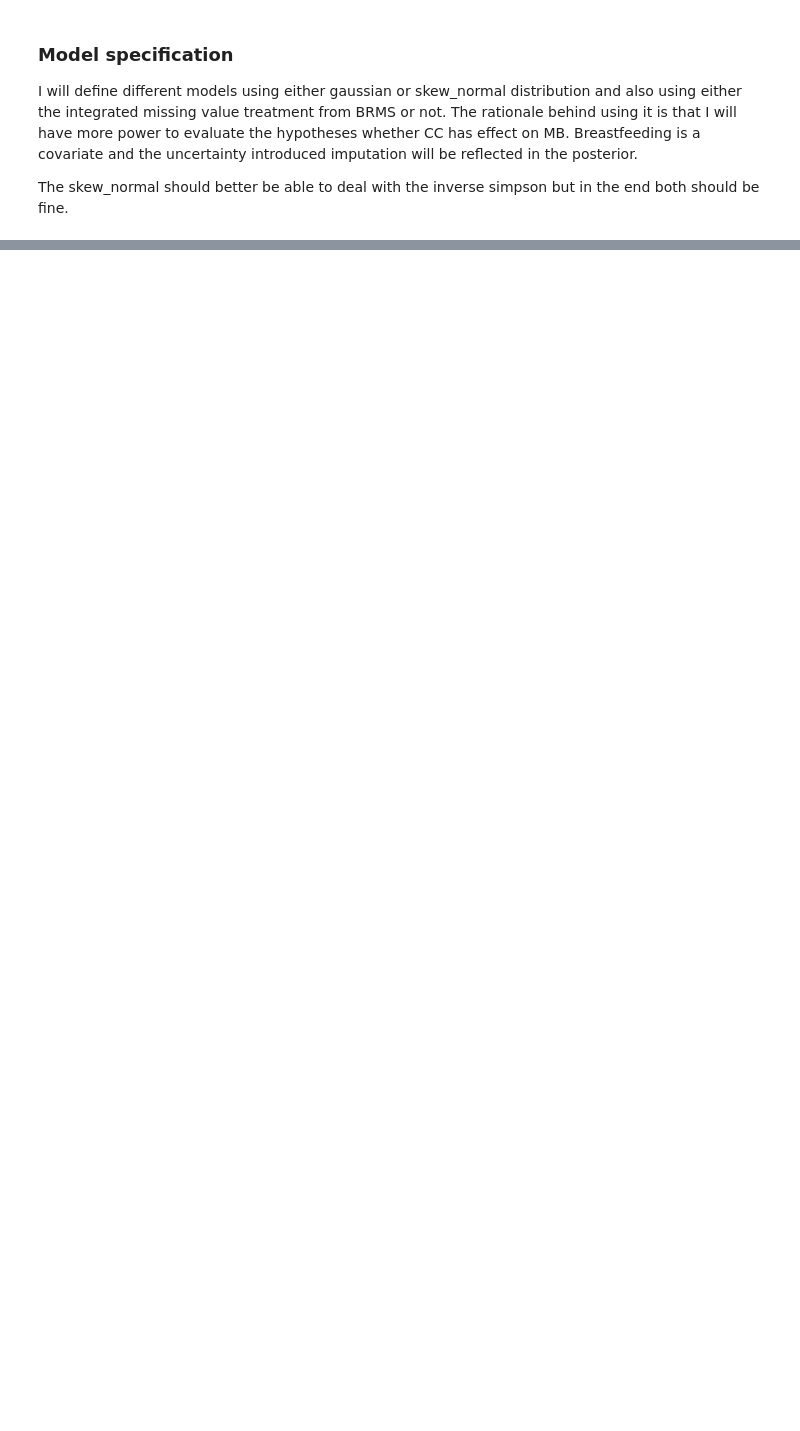
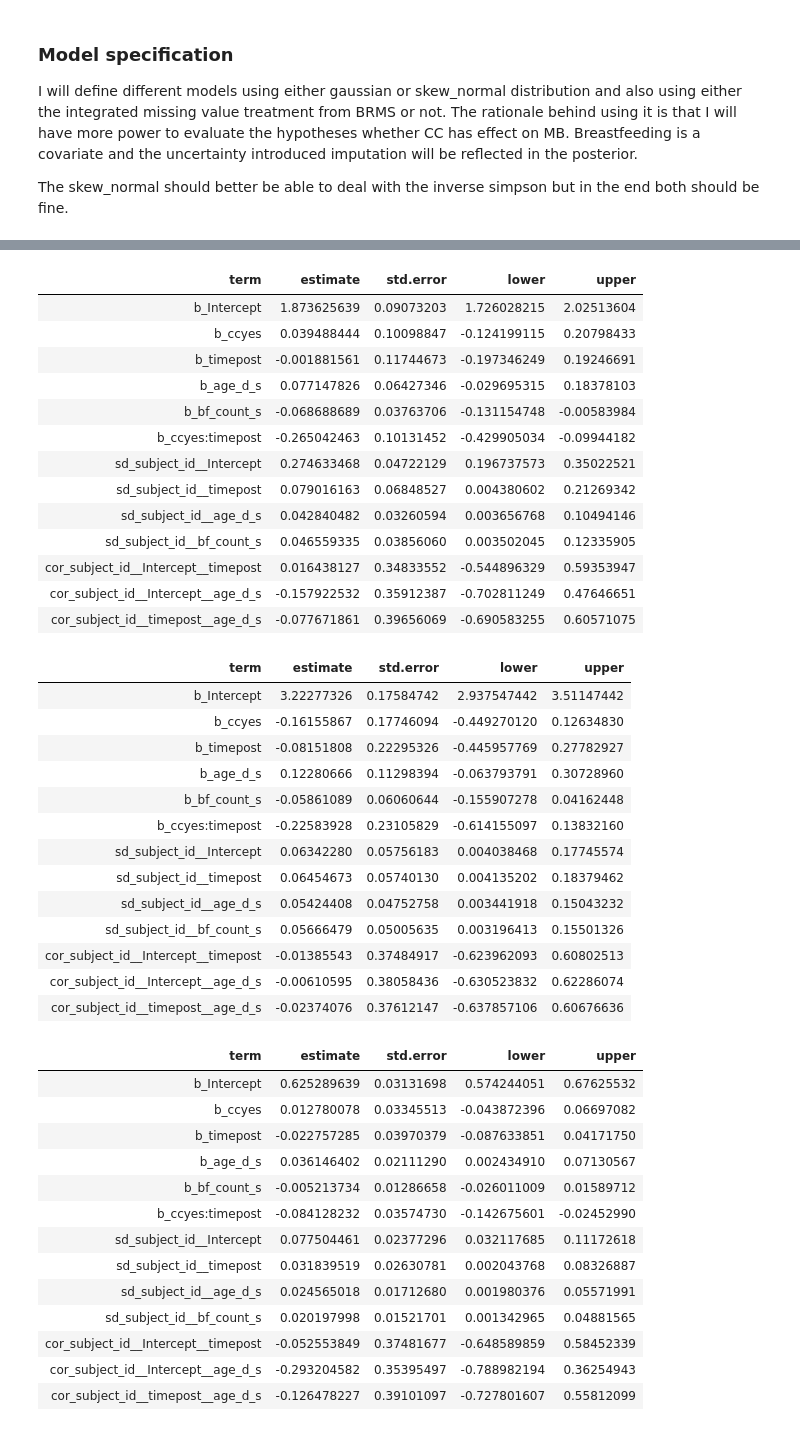
Before and after one commit to HenrikEckermann/bibo, a Jupyter notebook: notebooks/childcare_article_analyses.ipynb, the cells around one changed output, grey strips where cells are left out. Saved outputs shown, nothing was run; the diff lists cells and outputs as text; code cells hidden in the pictures; blank space fills up the shorter version.

```diff
--- a/notebooks/childcare_article_analyses.ipynb
+++ b/notebooks/childcare_article_analyses.ipynb
@@ -465,0 +351,47 @@ div_models_skew_mi
+# %%
+lapply(div_models_skew, function(x) {
+    tidy(x)[1:13,]
+})
+# %% [output]
+| term | estimate | std.error | lower | upper |
+| b_Intercept | 1.873625639 | 0.09073203 | 1.726028215 | 2.02513604 |
+| b_ccyes | 0.039488444 | 0.10098847 | -0.124199115 | 0.20798433 |
+| b_timepost | -0.001881561 | 0.11744673 | -0.197346249 | 0.19246691 |
+| b_age_d_s | 0.077147826 | 0.06427346 | -0.029695315 | 0.18378103 |
+| b_bf_count_s | -0.068688689 | 0.03763706 | -0.131154748 | -0.00583984 |
+| b_ccyes:timepost | -0.265042463 | 0.10131452 | -0.429905034 | -0.09944182 |
+| sd_subject_id__Intercept | 0.274633468 | 0.04722129 | 0.196737573 | 0.35022521 |
+| sd_subject_id__timepost | 0.079016163 | 0.06848527 | 0.004380602 | 0.21269342 |
+| sd_subject_id__age_d_s | 0.042840482 | 0.03260594 | 0.003656768 | 0.10494146 |
+| sd_subject_id__bf_count_s | 0.046559335 | 0.03856060 | 0.003502045 | 0.12335905 |
+| cor_subject_id__Intercept__timepost | 0.016438127 | 0.34833552 | -0.544896329 | 0.59353947 |
+| cor_subject_id__Intercept__age_d_s | -0.157922532 | 0.35912387 | -0.702811249 | 0.47646651 |
+| cor_subject_id__timepost__age_d_s | -0.077671861 | 0.39656069 | -0.690583255 | 0.60571075 |
+| term | estimate | std.error | lower | upper |
+| b_Intercept | 3.22277326 | 0.17584742 | 2.937547442 | 3.51147442 |
+| b_ccyes | -0.16155867 | 0.17746094 | -0.449270120 | 0.12634830 |
+| b_timepost | -0.08151808 | 0.22295326 | -0.445957769 | 0.27782927 |
+| b_age_d_s | 0.12280666 | 0.11298394 | -0.063793791 | 0.30728960 |
+| b_bf_count_s | -0.05861089 | 0.06060644 | -0.155907278 | 0.04162448 |
+| b_ccyes:timepost | -0.22583928 | 0.23105829 | -0.614155097 | 0.13832160 |
+| sd_subject_id__Intercept | 0.06342280 | 0.05756183 | 0.004038468 | 0.17745574 |
+| sd_subject_id__timepost | 0.06454673 | 0.05740130 | 0.004135202 | 0.18379462 |
+| sd_subject_id__age_d_s | 0.05424408 | 0.04752758 | 0.003441918 | 0.15043232 |
+| sd_subject_id__bf_count_s | 0.05666479 | 0.05005635 | 0.003196413 | 0.15501326 |
+| cor_subject_id__Intercept__timepost | -0.01385543 | 0.37484917 | -0.623962093 | 0.60802513 |
+| cor_subject_id__Intercept__age_d_s | -0.00610595 | 0.38058436 | -0.630523832 | 0.62286074 |
+| cor_subject_id__timepost__age_d_s | -0.02374076 | 0.37612147 | -0.637857106 | 0.60676636 |
+| term | estimate | std.error | lower | upper |
+| b_Intercept | 0.625289639 | 0.03131698 | 0.574244051 | 0.67625532 |
+| b_ccyes | 0.012780078 | 0.03345513 | -0.043872396 | 0.06697082 |
+| b_timepost | -0.022757285 | 0.03970379 | -0.087633851 | 0.04171750 |
+| b_age_d_s | 0.036146402 | 0.02111290 | 0.002434910 | 0.07130567 |
+| b_bf_count_s | -0.005213734 | 0.01286658 | -0.026011009 | 0.01589712 |
+| b_ccyes:timepost | -0.084128232 | 0.03574730 | -0.142675601 | -0.02452990 |
+| sd_subject_id__Intercept | 0.077504461 | 0.02377296 | 0.032117685 | 0.11172618 |
+| sd_subject_id__timepost | 0.031839519 | 0.02630781 | 0.002043768 | 0.08326887 |
+| sd_subject_id__age_d_s | 0.024565018 | 0.01712680 | 0.001980376 | 0.05571991 |
+| sd_subject_id__bf_count_s | 0.020197998 | 0.01521701 | 0.001342965 | 0.04881565 |
+| cor_subject_id__Intercept__timepost | -0.052553849 | 0.37481677 | -0.648589859 | 0.58452339 |
+| cor_subject_id__Intercept__age_d_s | -0.293204582 | 0.35395497 | -0.788982194 | 0.36254943 |
+| cor_subject_id__timepost__age_d_s | -0.126478227 | 0.39101097 | -0.727801607 | 0.55812099 |
```
Also changed, not shown: parts of 26 cells of this notebook, 1 other file.
